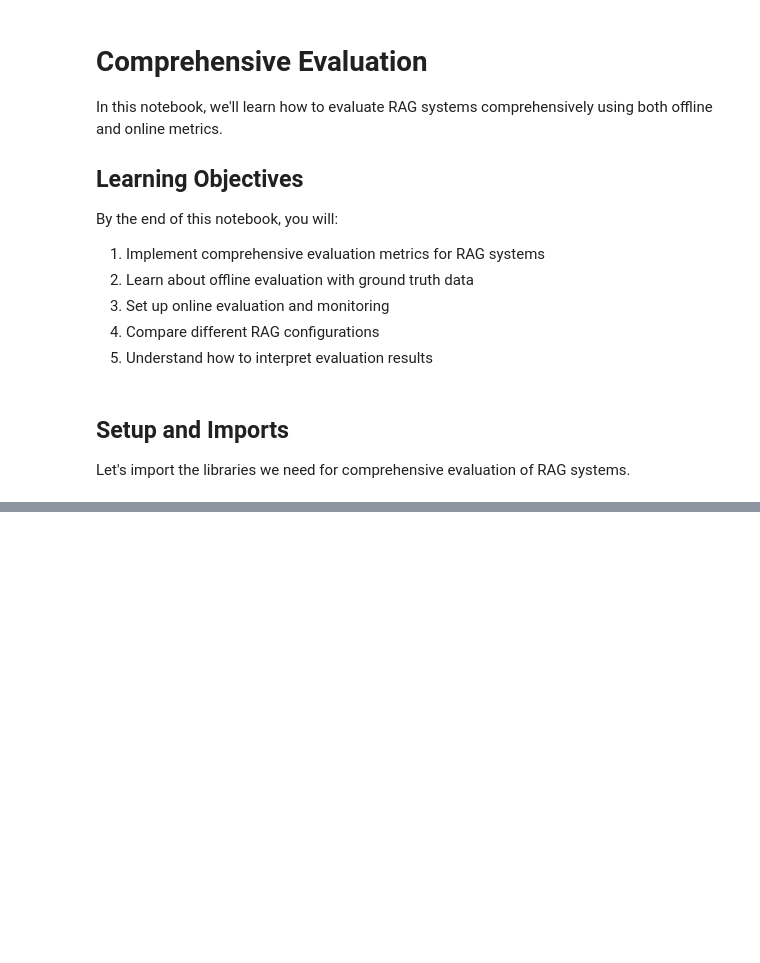
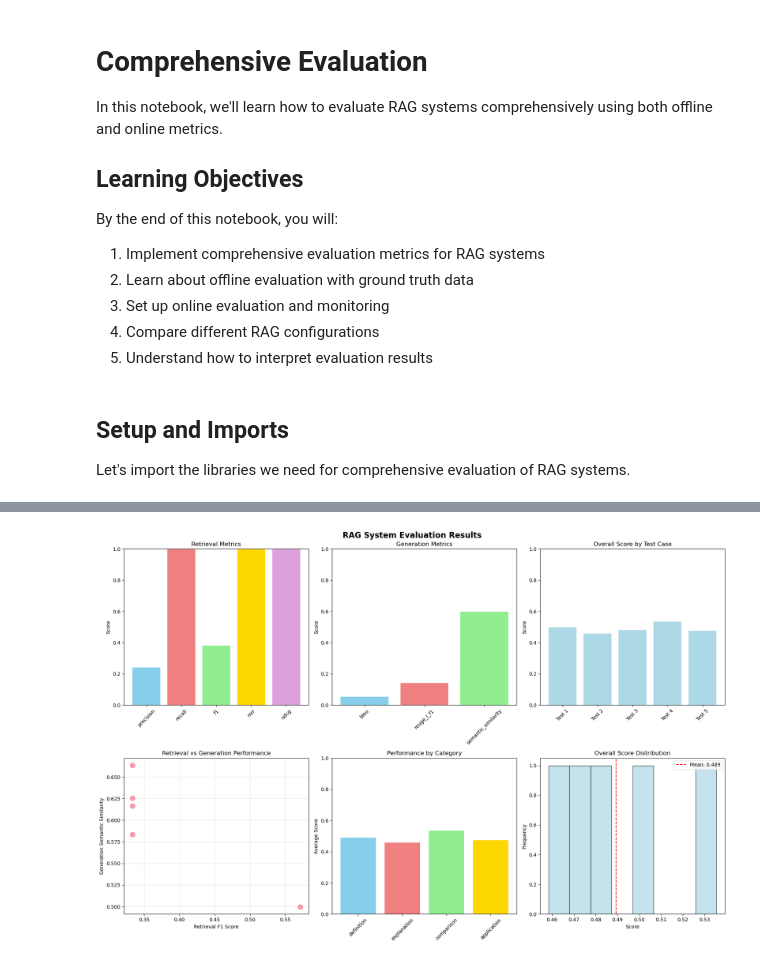
Before and after one commit to kshojaei/LLM, a Jupyter notebook: notebooks/08_evaluation.ipynb, the cells around one changed output, grey strips where cells are left out. Cells and saved outputs as stored; diff of their text form; code cells hidden in the pictures; blank space fills up the shorter version.

```diff
--- a/notebooks/08_evaluation.ipynb
+++ b/notebooks/08_evaluation.ipynb
@@ -114,0 +649,78 @@ print(f"Created {len(sample_chunks)} sample chunks for evaluation")
+# %%
+# Create comprehensive visualizations
+print(" CREATING EVALUATION VISUALIZATIONS")
+print("=" * 50)
+
+# Generate visualizations
+overall_metrics = evaluator.visualize_results(evaluation_results)
+
+# Detailed analysis by category
+print(f"\n DETAILED ANALYSIS BY CATEGORY")
+print("=" * 50)
+
+categories = {}
+for result in evaluation_results:
+    category = result['category']
+    if category not in categories:
+        categories[category] = []
+    categories[category].append(result)
+
+for category, results in categories.items():
+    print(f"\n{category.upper()} Questions:")
+    print("-" * 30)
+
+    # Calculate category metrics
+    cat_retrieval_f1 = np.mean([r['retrieval']['f1'] for r in results])
+    cat_generation_semantic = np.mean([r['generation']['semantic_similarity'] for r in results])
+    cat_overall = np.mean([r['overall_score'] for r in results])
+
+    print(f"  Retrieval F1: {cat_retrieval_f1:.3f}")
+    print(f"  Generation Semantic: {cat_generation_semantic:.3f}")
+    print(f"  Overall Score: {cat_overall:.3f}")
+    print(f"  Number of questions: {len(results)}")
+
+# Performance insights
+print(f"\n PERFORMANCE INSIGHTS")
+print("=" * 50)
+
+best_retrieval = max(evaluation_results, key=lambda x: x['retrieval']['f1'])
+worst_retrieval = min(evaluation_results, key=lambda x: x['retrieval']['f1'])
+
+best_generation = max(evaluation_results, key=lambda x: x['generation']['semantic_similarity'])
+worst_generation = min(evaluation_results, key=lambda x: x['generation']['semantic_similarity'])
+
+print(f"Best Retrieval Performance:")
+print(f"  Question: {best_retrieval['question']}")
+print(f"  F1 Score: {best_retrieval['retrieval']['f1']:.3f}")
+
+print(f"\nWorst Retrieval Performance:")
+print(f"  Question: {worst_retrieval['question']}")
+print(f"  F1 Score: {worst_retrieval['retrieval']['f1']:.3f}")
+
+print(f"\nBest Generation Performance:")
+print(f"  Question: {best_generation['question']}")
+print(f"  Semantic Similarity: {best_generation['generation']['semantic_similarity']:.3f}")
+
+print(f"\nWorst Generation Performance:")
+print(f"  Question: {worst_generation['question']}")
+print(f"  Semantic Similarity: {worst_generation['generation']['semantic_similarity']:.3f}")
+
+# Recommendations
+print(f"\n RECOMMENDATIONS")
+print("=" * 50)
+
+if overall_metrics['retrieval']['f1'] < 0.5:
+    print("• Retrieval needs improvement - consider better embedding models or query expansion")
+else:
+    print("• Retrieval performance is good")
+
+if overall_metrics['generation']['semantic_similarity'] < 0.7:
+    print("• Generation needs improvement - consider better prompt engineering or LLM models")
+else:
+    print("• Generation performance is good")
+
+if overall_metrics['overall']['score'] < 0.6:
+    print("• Overall system needs optimization")
+else:
+    print("• Overall system performance is satisfactory")
+# %% [output]
@@ -114,0 +729 @@ print(f"Created {len(sample_chunks)} sample chunks for evaluation")
+[figure, added]
```
Also changed, not shown: parts of 6 cells of this notebook, 25 other files.
